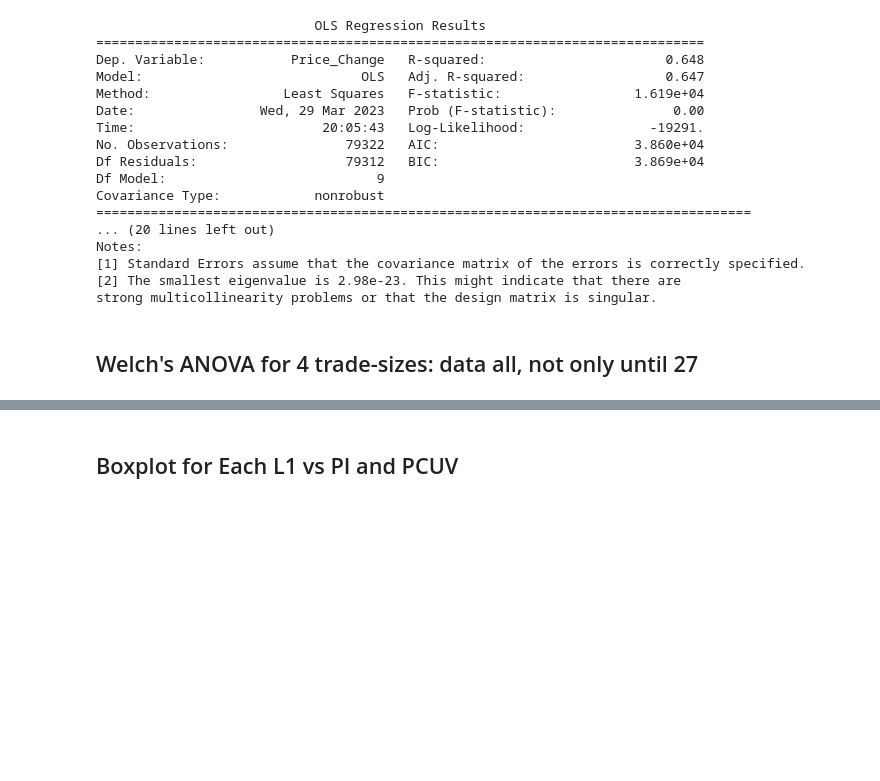
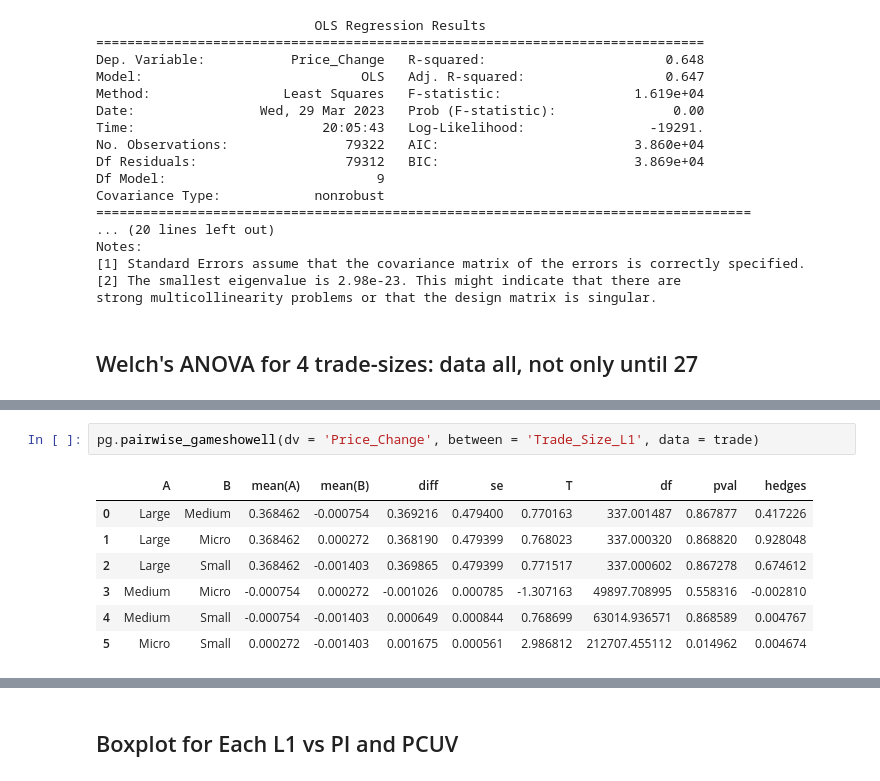
Before and after one commit to dslangit/mfmm, a Jupyter notebook: mfmm_sekar_analysis_proper_1st_row.ipynb, the cells around one changed output, grey strips where cells are left out. Saved outputs shown, nothing was run; the diff lists cells and outputs as text; blank space fills up the shorter version.

```diff
--- a/mfmm_sekar_analysis_proper_1st_row.ipynb
+++ b/mfmm_sekar_analysis_proper_1st_row.ipynb
@@ -1240,0 +1262,10 @@ display(aov)
+# %%
+pg.pairwise_gameshowell(dv = 'Price_Change', between = 'Trade_Size_L1', data = trade)
+# %% [output]
+|  | A | B | mean(A) | mean(B) | diff | se | T | df | pval | hedges |
+| 0 | Large | Medium | 0.368462 | -0.000754 | 0.369216 | 0.479400 | 0.770163 | 337.001487 | 0.867877 | 0.417226 |
+| 1 | Large | Micro | 0.368462 | 0.000272 | 0.368190 | 0.479399 | 0.768023 | 337.000320 | 0.868820 | 0.928048 |
+| 2 | Large | Small | 0.368462 | -0.001403 | 0.369865 | 0.479399 | 0.771517 | 337.000602 | 0.867278 | 0.674612 |
+| 3 | Medium | Micro | -0.000754 | 0.000272 | -0.001026 | 0.000785 | -1.307163 | 49897.708995 | 0.558316 | -0.002810 |
+| 4 | Medium | Small | -0.000754 | -0.001403 | 0.000649 | 0.000844 | 0.768699 | 63014.936571 | 0.868589 | 0.004767 |
+| 5 | Micro | Small | 0.000272 | -0.001403 | 0.001675 | 0.000561 | 2.986812 | 212707.455112 | 0.014962 | 0.004674 |
```
Also changed, not shown: parts of 11 cells of this notebook.
